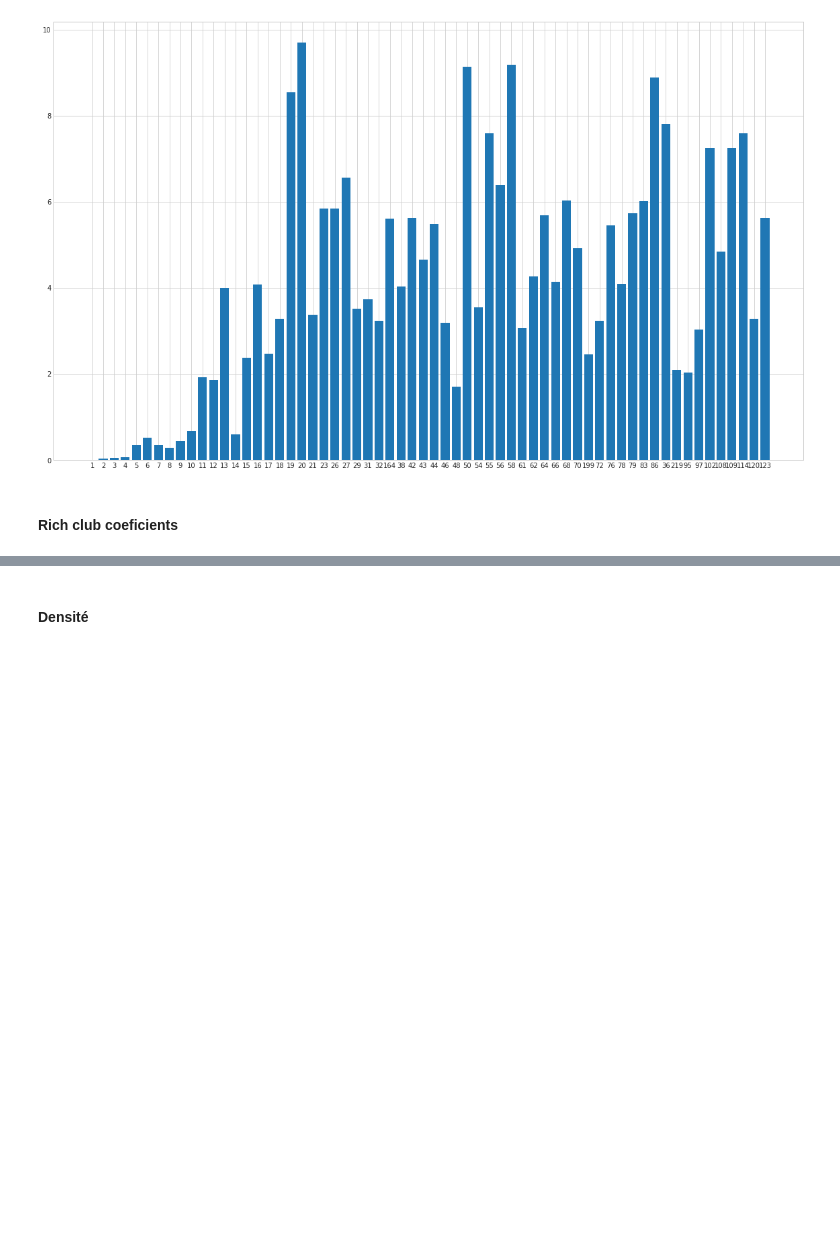
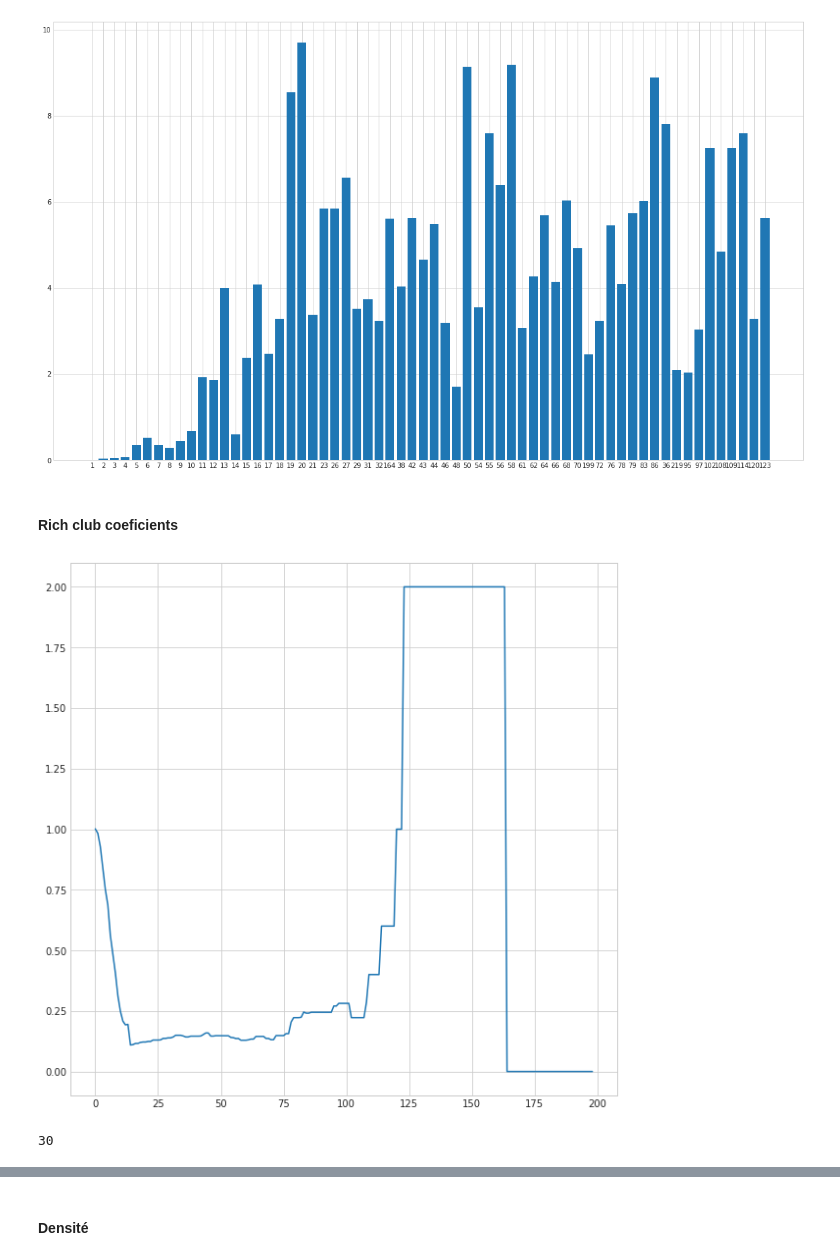
Before and after one commit to Belzenef/TCSP, a Jupyter notebook: Exercice1.ipynb, the cells around one changed output, grey strips where cells are left out. Cells and saved outputs as stored; diff of their text form; code cells hidden in the pictures; blank space fills up the shorter version.

Commit message:
ajout rich club

```diff
--- a/Exercice1.ipynb
+++ b/Exercice1.ipynb
@@ -180,0 +197,23 @@ plt.show()
+# %%
+RC=nx.rich_club_coefficient(GU,normalized=True)
+# %%
+plt.figure(figsize=(10,10))
+plt.plot(RC.keys(),RC.values())
+plt.show()
+# %% [output]
+[figure, added]
+# %%
+def RichClub(G,k):
+    liste = [] # liste vide des noeuds dans le rich club
+    nodes=list(G.nodes())
+    # on parcours le graphe, et pour chaque couple de noeud, on récupère la liste des voisins communs
+    for i in nodes :
+        if G.degree(i) > k :
+            liste.append(i)
+
+    return G.subgraph(liste)
+
+rich=RichClub(G,50)
+print(len(list(rich.nodes())))
+# %% [output]
+30
```
Also changed, not shown: parts of 10 cells of this notebook.
